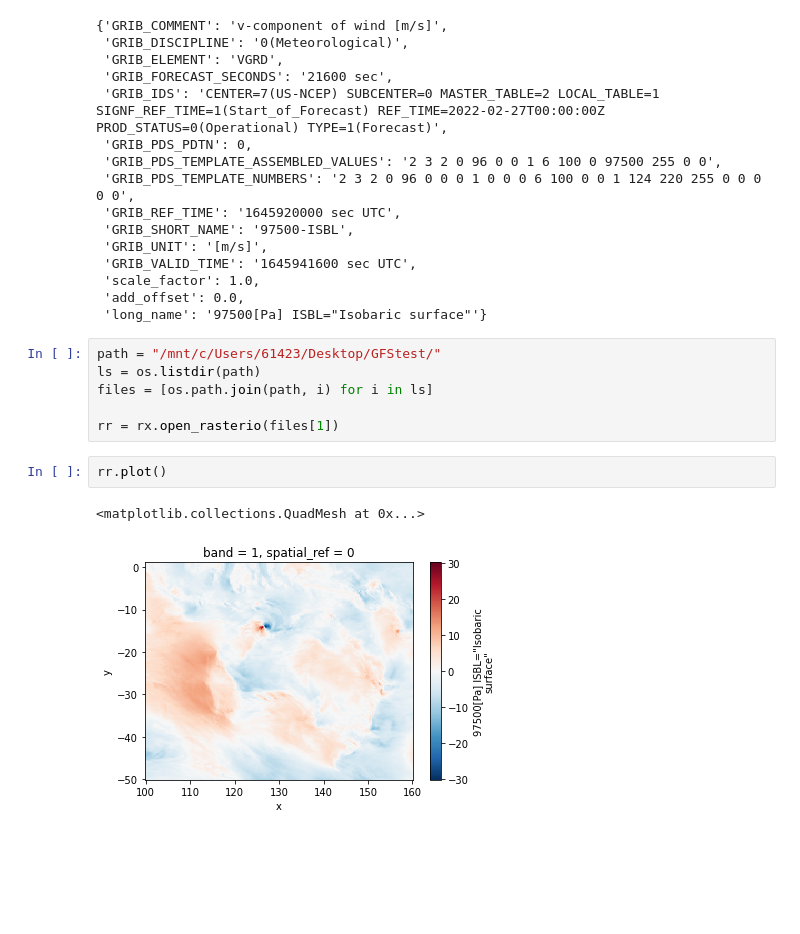
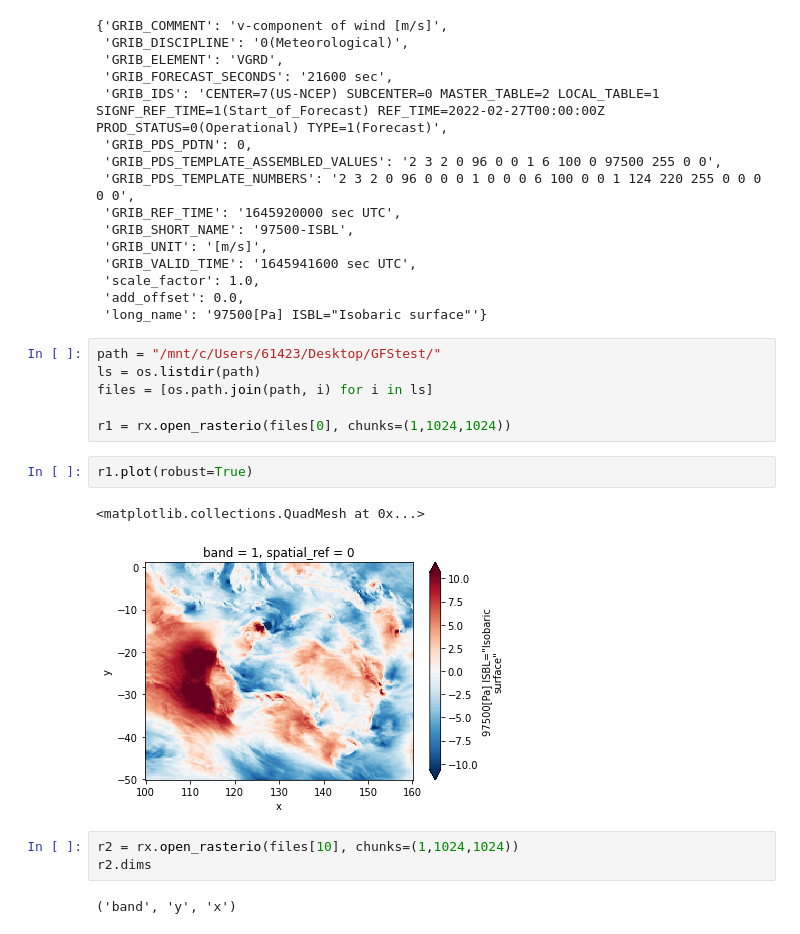
Before and after one commit to cesaraustralia/WindDispersalForecastTool, a Jupyter notebook: Scripts/GFS_data_download.ipynb, the cells around one changed output. Drawn from its saved outputs; the diff is of its cells as text; blank space fills up the shorter version.

```diff
--- a/Scripts/GFS_data_download.ipynb
+++ b/Scripts/GFS_data_download.ipynb
@@ -100,9 +100,14 @@ path = "/mnt/c/Users/61423/Desktop/GFStest/"
 ls = os.listdir(path)
 files = [os.path.join(path, i) for i in ls]
 
-rr = rx.open_rasterio(files[1])
+r1 = rx.open_rasterio(files[0], chunks=(1,1024,1024))
-# %%
-rr.plot()
-# %% [output]
-<matplotlib.collections.QuadMesh at 0x...>
-[figure, removed]
+# %%
+r1.plot(robust=True)
+# %% [output]
+<matplotlib.collections.QuadMesh at 0x...>
+[figure, added]
+# %%
+r2 = rx.open_rasterio(files[10], chunks=(1,1024,1024))
+r2.dims
+# %% [output]
+('band', 'y', 'x')
```
Also changed, not shown: parts of 7 cells of this notebook.
